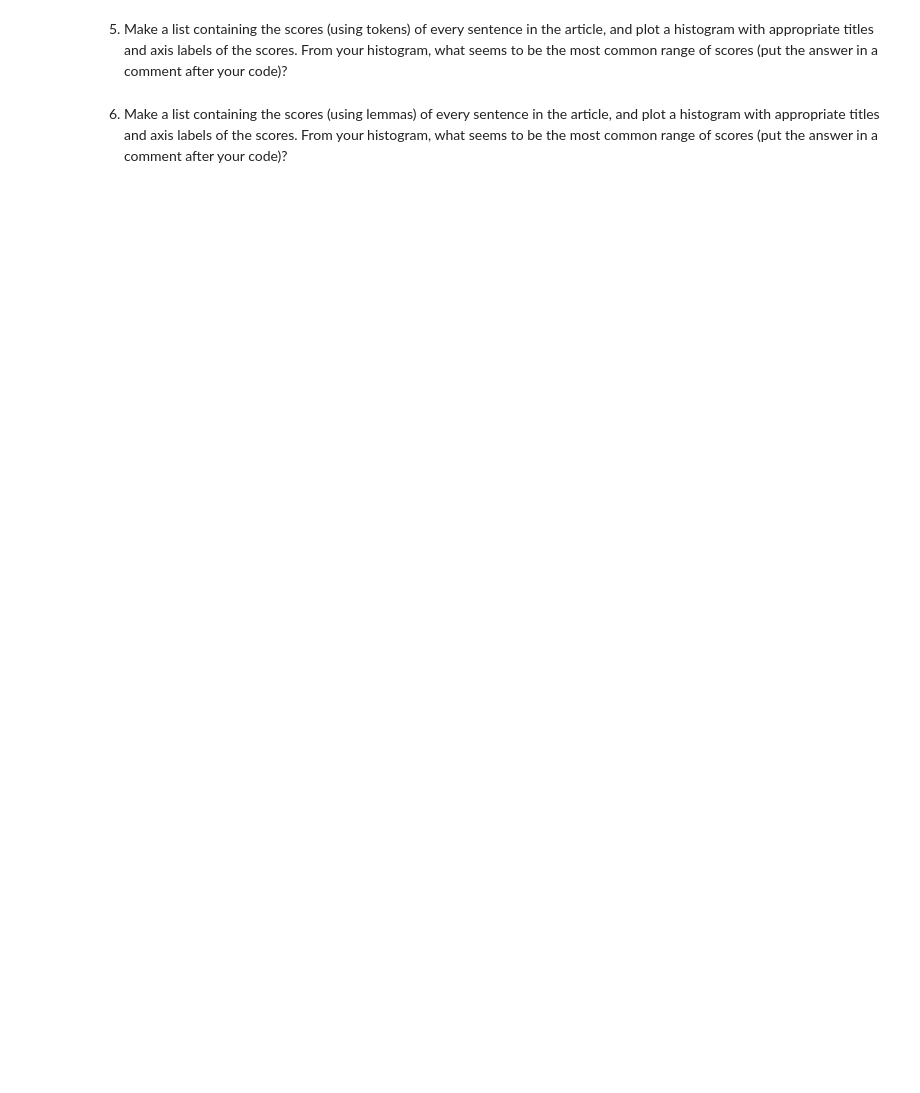
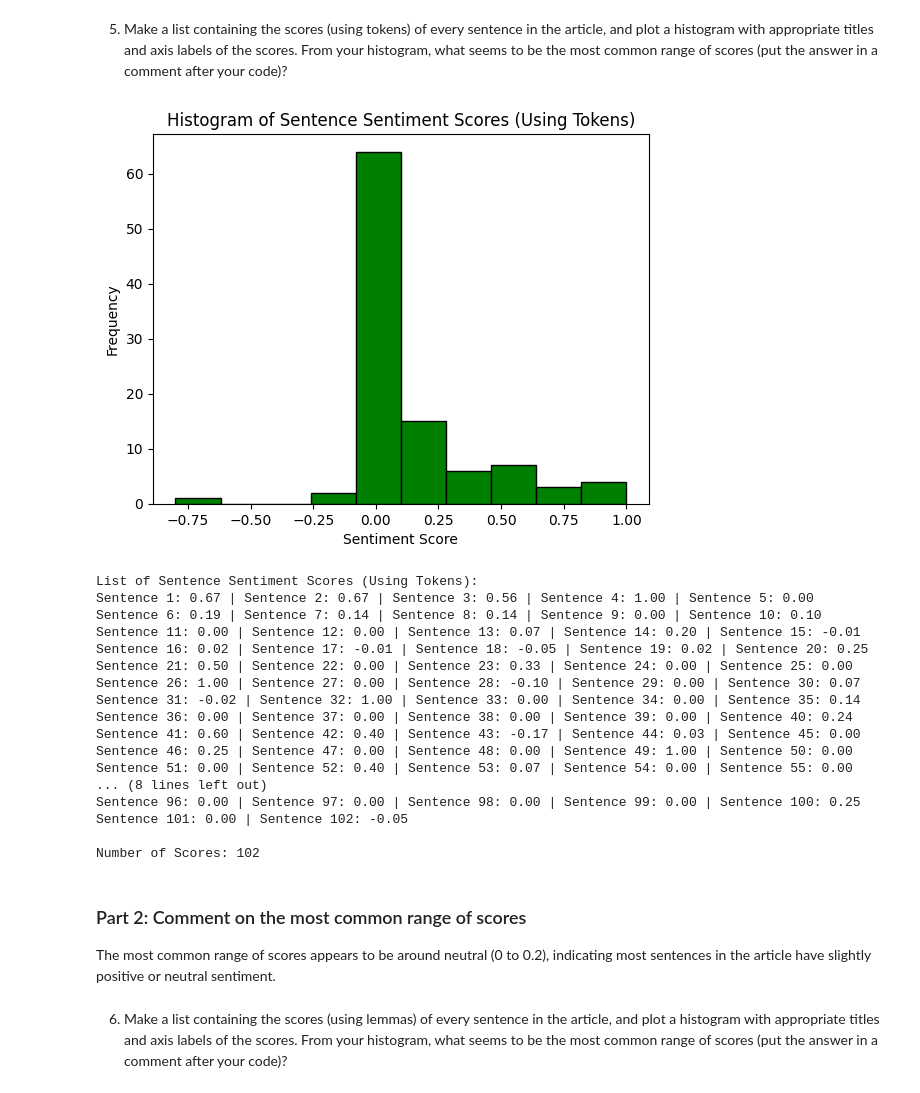
Before and after one commit to evandobler98/wmnlp-final-project, a Jupyter notebook: article-summarizer.ipynb, the cells around one changed output. Cells and saved outputs as stored; diff of their text form; code cells hidden in the pictures; blank space fills up the shorter version.

```diff
--- a/article-summarizer.ipynb
+++ b/article-summarizer.ipynb
@@ -21,4 +223,75 @@ Every question that requires you to write code will have a code cell underneath
 # %% [markdown]
 5. Make a list containing the scores (using tokens) of every sentence in the article, and plot a histogram with appropriate titles and axis labels of the scores. From your histogram, what seems to be the most common range of scores (put the answer in a comment after your code)?
+# %%
+import spacy
+import matplotlib.pyplot as plt
+from bs4 import BeautifulSoup
+from spacytextblob.spacytextblob import SpacyTextBlob
+
+# Load spaCy model and add spacytextblob pipeline
+nlp = spacy.load("en_core_web_sm")
+nlp.add_pipe("spacytextblob")
+
+# Step 1: Load the HTML content from the file
+with open("article.html", "r", encoding="utf-8") as file:
+    html_content = file.read()
+
+# Step 2: Parse HTML content using BeautifulSoup
+soup = BeautifulSoup(html_content, 'html.parser')
+
+# Extract the article text
+article_text = soup.get_text(separator=' ', strip=True)
+
+# Step 3: Process the article text with spaCy pipeline
+doc = nlp(article_text)
+
+# Step 4: Calculate sentiment score for each sentence based on tokens
+sentence_token_scores = []
+for sent in doc.sents:
+    # Reconstruct the sentence using tokens
+    token_text = " ".join([token.text for token in sent])
+    # Use the spacytextblob sentiment polarity for the reconstructed sentence
+    token_doc = nlp(token_text)
+    sentence_token_scores.append(token_doc._.blob.polarity)
+
+# Step 5: Plot a histogram of the sentiment scores
+plt.hist(sentence_token_scores, bins=10, color='green', edgecolor='black')
+plt.title("Histogram of Sentence Sentiment Scores (Using Tokens)")
+plt.xlabel("Sentiment Score")
+plt.ylabel("Frequency")
+plt.show()
+
+# Output the token-based sentence scores (optional)
+print("List of Sentence Sentiment Scores (Using Tokens):")
+for i in range(0, len(sentence_token_scores), 5):
+    # Grab the next five scores (or fewer if at the end)
+    group = sentence_token_scores[i:i+5]
+    # Format and print them
+    print(" | ".join(f"Sentence {i+j+1}: {score:.2f}" for j, score in enumerate(group)))
+
+print("")
+print(f"Number of Scores: {len(sentence_token_scores)}")
+# %% [output]
+[figure, added]
+List of Sentence Sentiment Scores (Using Tokens):
+Sentence 1: 0.67 | Sentence 2: 0.67 | Sentence 3: 0.56 | Sentence 4: 1.00 | Sentence 5: 0.00
+Sentence 6: 0.19 | Sentence 7: 0.14 | Sentence 8: 0.14 | Sentence 9: 0.00 | Sentence 10: 0.10
+Sentence 11: 0.00 | Sentence 12: 0.00 | Sentence 13: 0.07 | Sentence 14: 0.20 | Sentence 15: -0.01
+Sentence 16: 0.02 | Sentence 17: -0.01 | Sentence 18: -0.05 | Sentence 19: 0.02 | Sentence 20: 0.25
+Sentence 21: 0.50 | Sentence 22: 0.00 | Sentence 23: 0.33 | Sentence 24: 0.00 | Sentence 25: 0.00
+Sentence 26: 1.00 | Sentence 27: 0.00 | Sentence 28: -0.10 | Sentence 29: 0.00 | Sentence 30: 0.07
+Sentence 31: -0.02 | Sentence 32: 1.00 | Sentence 33: 0.00 | Sentence 34: 0.00 | Sentence 35: 0.14
+Sentence 36: 0.00 | Sentence 37: 0.00 | Sentence 38: 0.00 | Sentence 39: 0.00 | Sentence 40: 0.24
+Sentence 41: 0.60 | Sentence 42: 0.40 | Sentence 43: -0.17 | Sentence 44: 0.03 | Sentence 45: 0.00
+Sentence 46: 0.25 | Sentence 47: 0.00 | Sentence 48: 0.00 | Sentence 49: 1.00 | Sentence 50: 0.00
+Sentence 51: 0.00 | Sentence 52: 0.40 | Sentence 53: 0.07 | Sentence 54: 0.00 | Sentence 55: 0.00
+... (8 lines left out)
+Sentence 96: 0.00 | Sentence 97: 0.00 | Sentence 98: 0.00 | Sentence 99: 0.00 | Sentence 100: 0.25
+Sentence 101: 0.00 | Sentence 102: -0.05
+
+Number of Scores: 102
+# %% [markdown]
+### Part 2: Comment on the most common range of scores
+The most common range of scores appears to be around neutral (0 to 0.2), indicating most sentences in the article have slightly positive or neutral sentiment.
 # %% [markdown]
 6. Make a list containing the scores (using lemmas) of every sentence in the article, and plot a histogram with appropriate titles and axis labels of the scores.  From your histogram, what seems to be the most common range of scores (put the answer in a comment after your code)?
```
Also changed, not shown: parts of 10 cells of this notebook, 2 other files.
